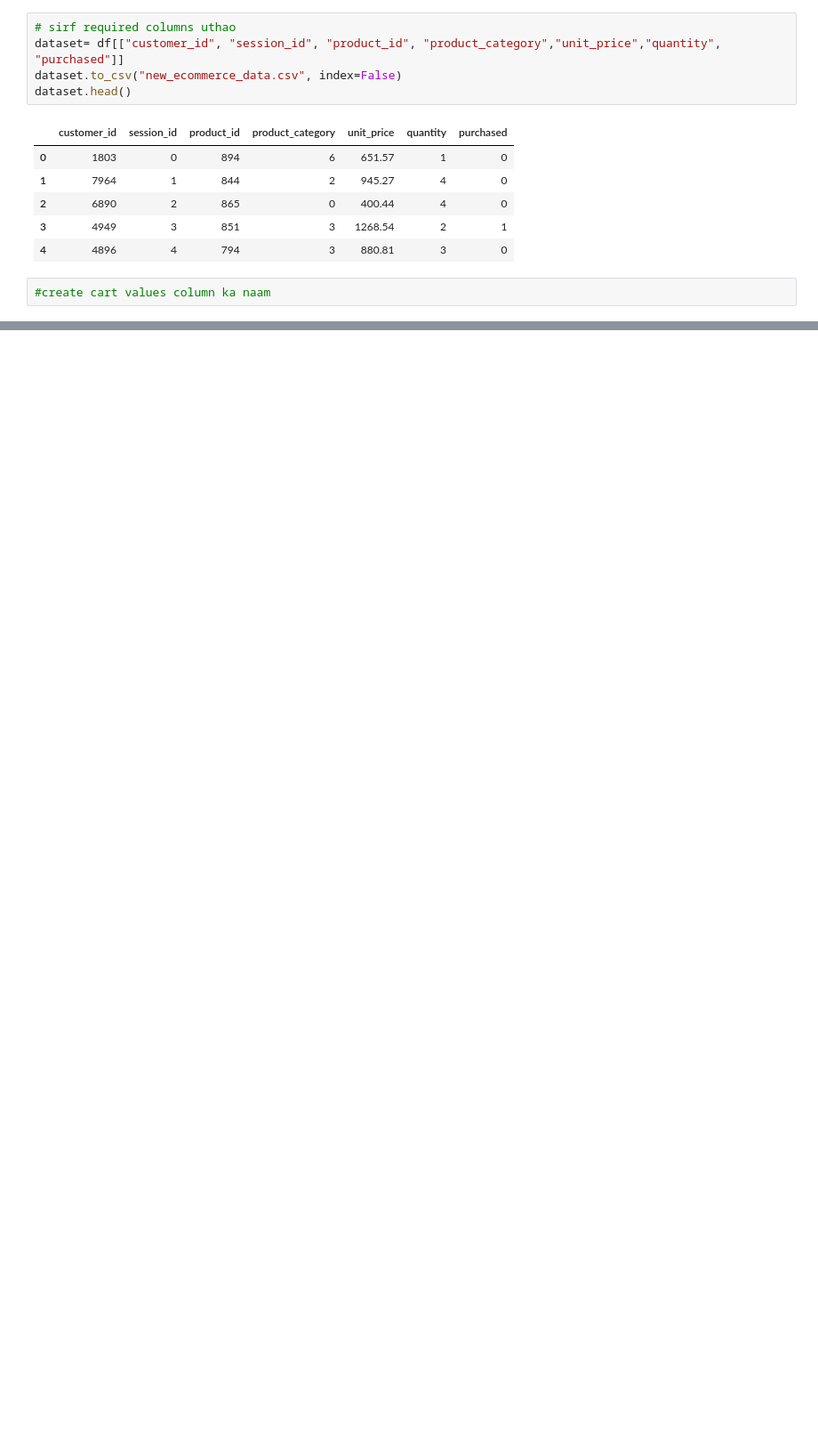
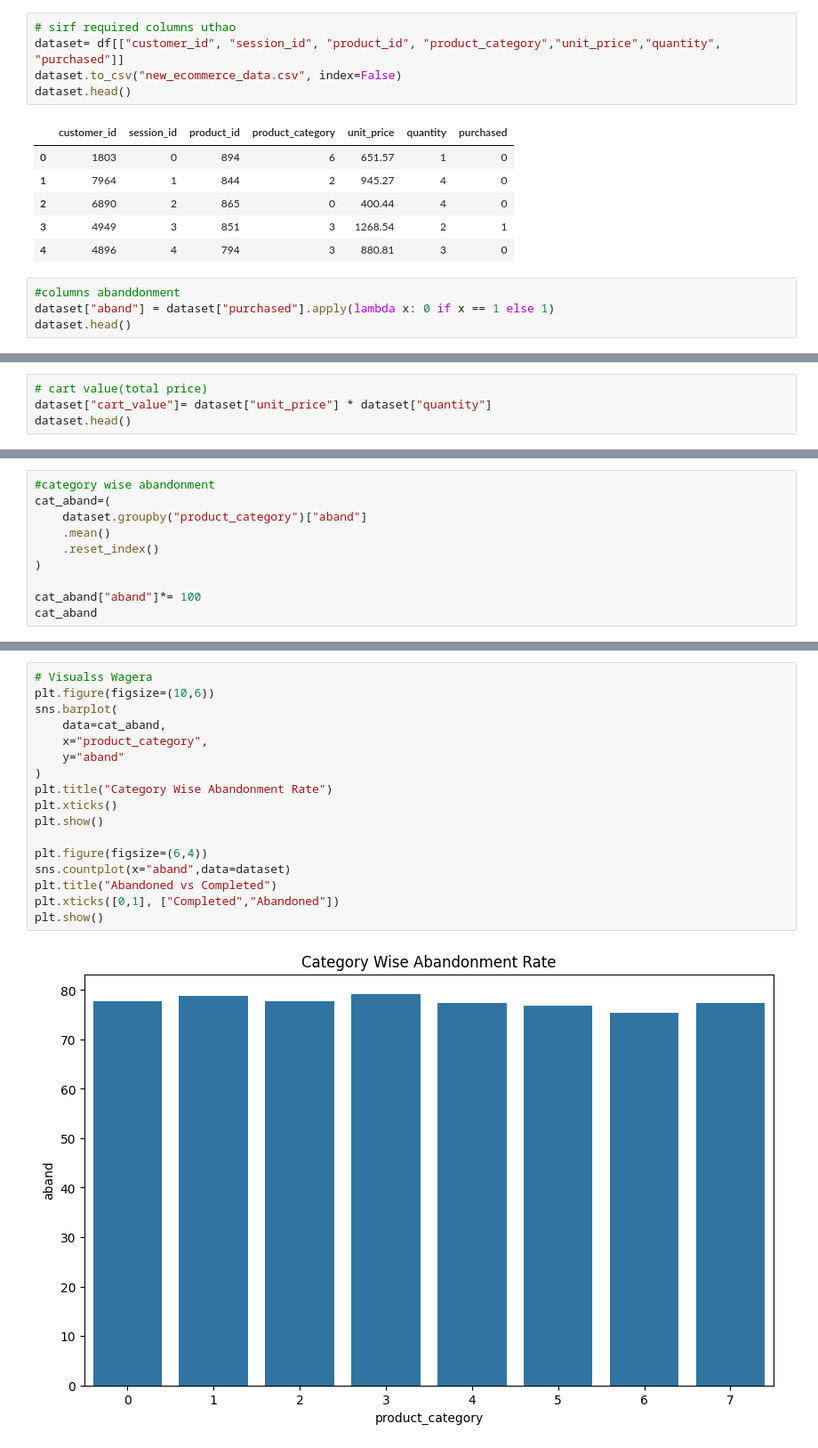
Before and after one commit to Deep-pdf/Python-AI-ML-Projects, a Jupyter notebook: project1.ipynb, the cells around one changed output, grey strips where cells are left out. Shown: that part at 89% size. Drawn from its saved outputs; the diff is of its cells as text; blank space fills up the shorter version.

Commit message:
graph displayed successfully

```diff
--- a/project1.ipynb
+++ b/project1.ipynb
@@ -32,4 +35,6 @@ dataset.head()
 | 3 | 4949 | 3 | 851 | 3 | 1268.54 | 2 | 1 |
 | 4 | 4896 | 4 | 794 | 3 | 880.81 | 3 | 0 |
 # %%
-#create cart values column ka naam
+#columns abanddonment
+dataset["aband"] = dataset["purchased"].apply(lambda x: 0 if x == 1 else 1)
+dataset.head()
@@ -35,0 +53,4 @@ dataset.head()
+# %%
+# cart value(total price)
+dataset["cart_value"]= dataset["unit_price"] * dataset["quantity"]
+dataset.head()
@@ -35,0 +69,10 @@ dataset.head()
+# %%
+#category wise abandonment
+cat_aband=(
+    dataset.groupby("product_category")["aband"]
+    .mean()
+    .reset_index()
+)
+
+cat_aband["aband"]*= 100
+cat_aband
@@ -35,0 +89,19 @@ dataset.head()
+# %%
+# Visualss Wagera
+plt.figure(figsize=(10,6))
+sns.barplot(
+    data=cat_aband,
+    x="product_category",
+    y="aband"
+)
+plt.title("Category Wise Abandonment Rate")
+plt.xticks()
+plt.show()
+
+plt.figure(figsize=(6,4))
+sns.countplot(x="aband",data=dataset)
+plt.title("Abandoned vs Completed")
+plt.xticks([0,1], ["Completed","Abandoned"])
+plt.show()
+# %% [output]
+[figure, added]
```
Also changed, not shown: parts of 8 cells of this notebook.
